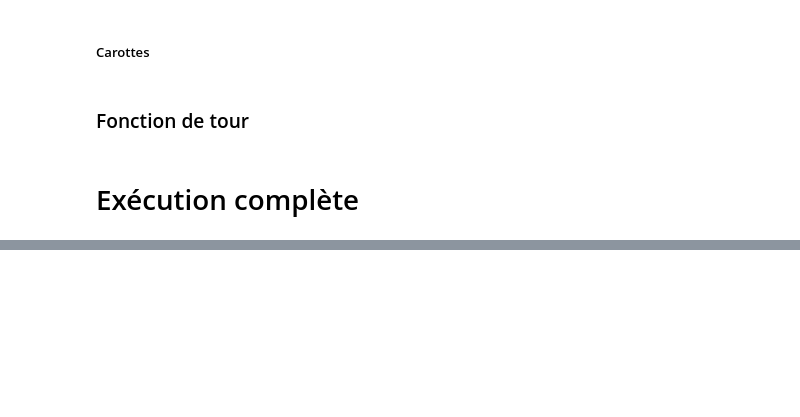
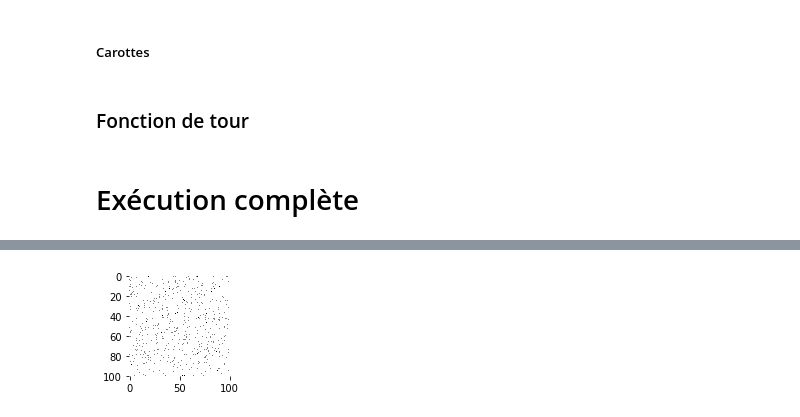
Before and after one commit to are-mipiA1A2/lapin-renard-carotte, a Jupyter notebook: Code.ipynb, the cells around one changed output, grey strips where cells are left out. Drawn from its saved outputs; the diff is of its cells as text; code cells hidden in the pictures; blank space fills up the shorter version.

```diff
--- a/Code.ipynb
+++ b/Code.ipynb
@@ -515,0 +599,11 @@ def execution_complete(n):
+# %%
+%matplotlib inline
+terrain2chass = casse_du_code_du_travail()
+size = np.array(terrain2chass.shape)
+dpi = 72.0
+figsize = size[1]/float(dpi),size[0]/float(dpi)
+fig = plt.figure(figsize = figsize, dpi = dpi, facecolor = "white")
+fig.add_axes([0.0, 0.0, 1.0, 1.0], frameon = False)
+im=plt.imshow(terrain2chass, interpolation = 'nearest', cmap = plt.cm.gray_r)
+# %% [output]
+[figure, added]
```
Also changed, not shown: parts of 17 cells of this notebook.
